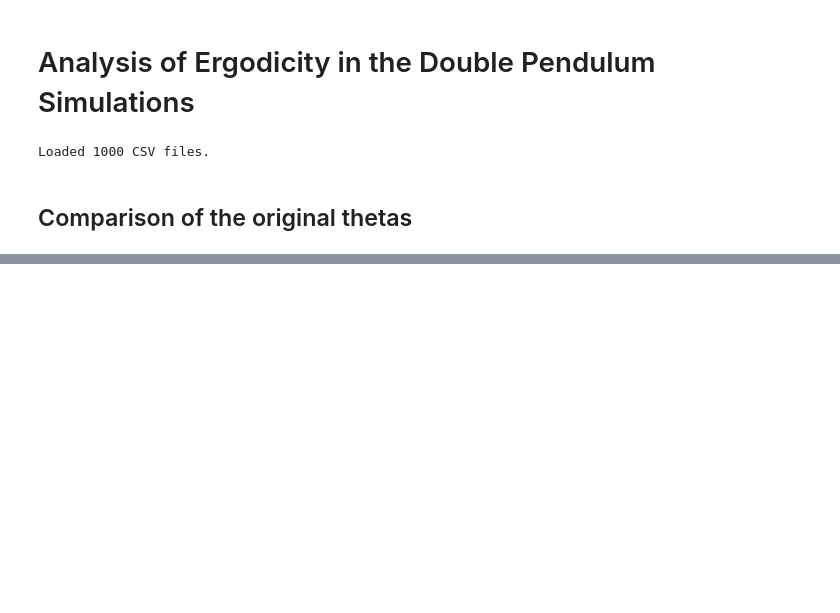
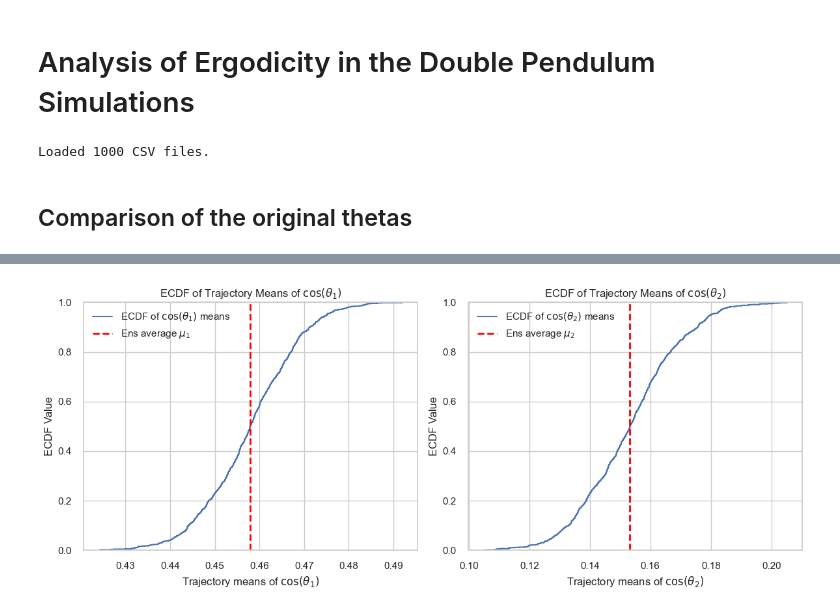
Before and after one commit to alexander-yord/Wasserstein-Emp-Bound, a Jupyter notebook: ergodicity_analysis.ipynb, the cells around one changed output, grey strips where cells are left out. Saved outputs shown, nothing was run; the diff lists cells and outputs as text; code cells hidden in the pictures; blank space fills up the shorter version.

```diff
--- a/ergodicity_analysis.ipynb
+++ b/ergodicity_analysis.ipynb
@@ -117,0 +141,30 @@ plt.show()
+# %%
+import seaborn as sns
+import matplotlib.pyplot as plt
+
+# sns.set(style="whitegrid") # Already set in the previous cell if you're running interactively
+
+fig, axes = plt.subplots(1, 2, figsize=(12, 5))
+
+# --- Left: theta1 means ECDF ---
+sns.ecdfplot(theta1_cos_means, ax=axes[0], label=r"ECDF of $\cos(\theta_1)$ means")
+axes[0].axvline(theta1_cos_ens_mean, color="red", linestyle="--", linewidth=2,
+                label=r"Ens average $\mu_1$")
+axes[0].set_xlabel(r"Trajectory means of $\cos(\theta_1)$")
+axes[0].set_ylabel("ECDF Value")
+axes[0].set_title(r"ECDF of Trajectory Means of $\cos(\theta_1)$")
+axes[0].legend()
+
+# --- Right: theta2 means ECDF ---
+sns.ecdfplot(theta2_cos_means, ax=axes[1], label=r"ECDF of $\cos(\theta_2)$ means")
+axes[1].axvline(theta2_cos_ens_mean, color="red", linestyle="--", linewidth=2,
+                label=r"Ens average $\mu_2$")
+axes[1].set_xlabel(r"Trajectory means of $\cos(\theta_2)$")
+axes[1].set_ylabel("ECDF Value")
+axes[1].set_title(r"ECDF of Trajectory Means of $\cos(\theta_2)$")
+axes[1].legend()
+
+plt.tight_layout()
+plt.show()
+# %% [output]
+[figure, added]
```
Also changed, not shown: parts of 4 cells of this notebook, 3 other files.
